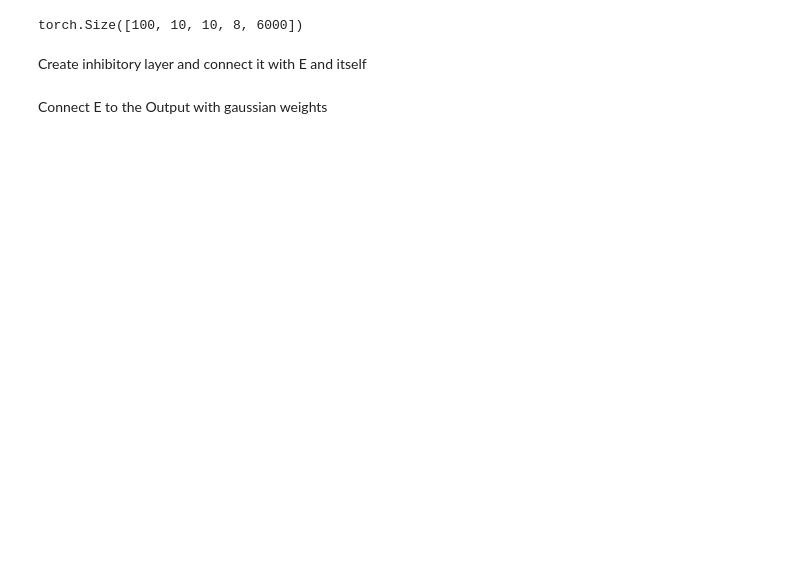
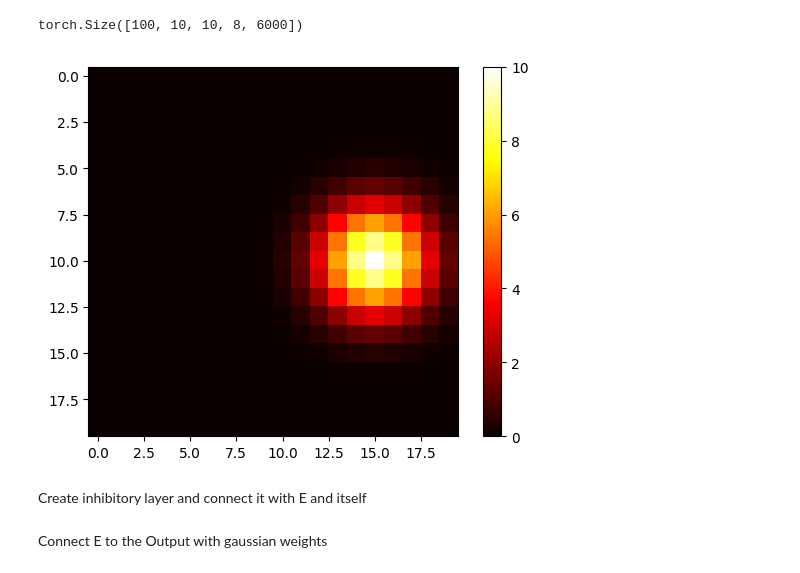
Before and after one commit to hhsherlock/Spiking_NN, a Jupyter notebook: GPU_tensors/torch_network.ipynb, the cells around one changed output. Drawn from its saved outputs; the diff is of its cells as text; code cells hidden in the pictures; blank space fills up the shorter version.

```diff
--- a/GPU_tensors/torch_network.ipynb
+++ b/GPU_tensors/torch_network.ipynb
@@ -233,3 +258,11 @@ E_activeness = torch.einsum('ijkxy,ijk->xy', Input_con_E, input_activeness)
+# %%
+test = E_con_E[:,:,10, 15]
+# %%
+plt.imshow(test.cpu(), cmap='hot')
+plt.colorbar()
+plt.show()
+# %% [output]
+[figure, added]
 # %% [markdown]
 Create inhibitory layer and connect it with E and itself
 # %%
```
Also changed, not shown: parts of 17 cells of this notebook, 1 other file.
